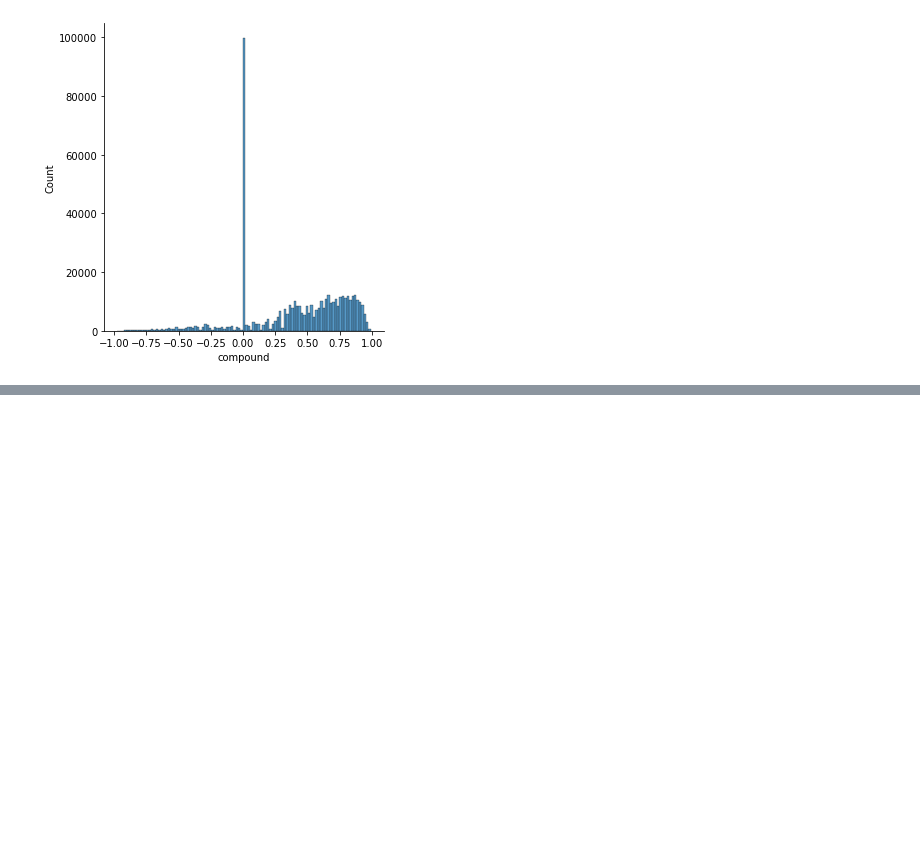
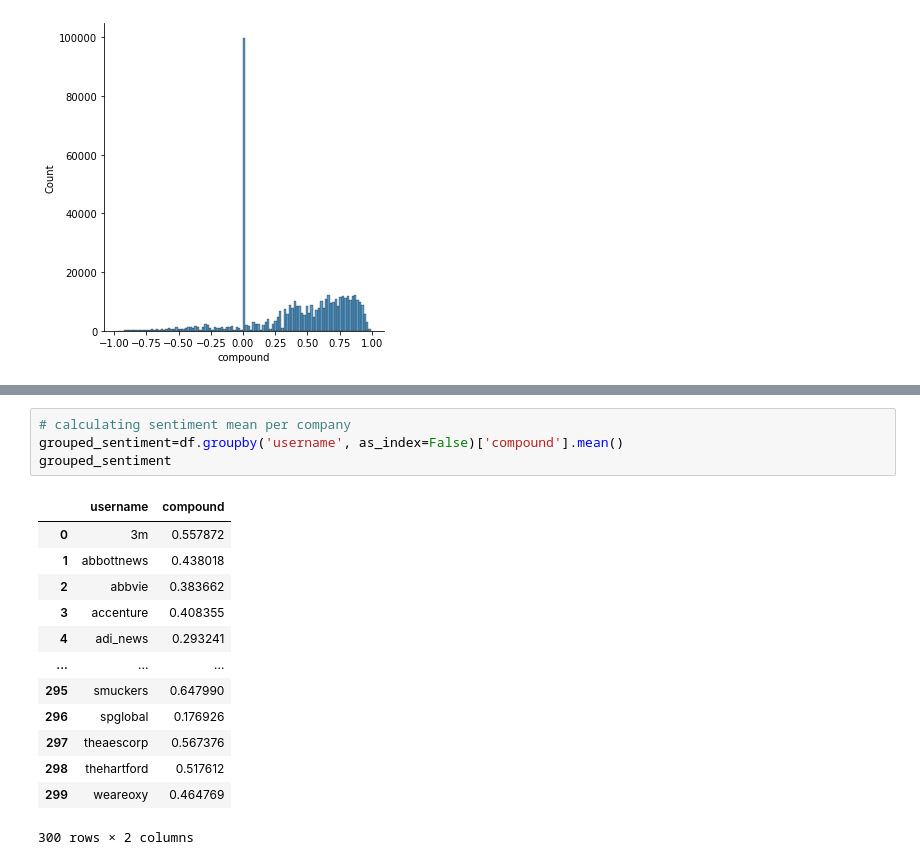
Before and after one commit to henrystoll/p-nlp, a Jupyter notebook: eda_twitter.ipynb, the cells around one changed output, grey strips where cells are left out. Drawn from its saved outputs; the diff is of its cells as text; blank space fills up the shorter version.

```diff
--- a/eda_twitter.ipynb
+++ b/eda_twitter.ipynb
@@ -301,0 +335,18 @@ sns.displot(df, x="compound")
+# %%
+# calculating sentiment mean per company
+grouped_sentiment=df.groupby('username', as_index=False)['compound'].mean()
+grouped_sentiment
+# %% [output]
+|  | username | compound |
+| 0 | 3m | 0.557872 |
+| 1 | abbottnews | 0.438018 |
+| 2 | abbvie | 0.383662 |
+| 3 | accenture | 0.408355 |
+| 4 | adi_news | 0.293241 |
+| ... | ... | ... |
+| 295 | smuckers | 0.647990 |
+| 296 | spglobal | 0.176926 |
+| 297 | theaescorp | 0.567376 |
+| 298 | thehartford | 0.517612 |
+| 299 | weareoxy | 0.464769 |
+300 rows × 2 columns
```
Also changed, not shown: parts of 5 cells of this notebook.
